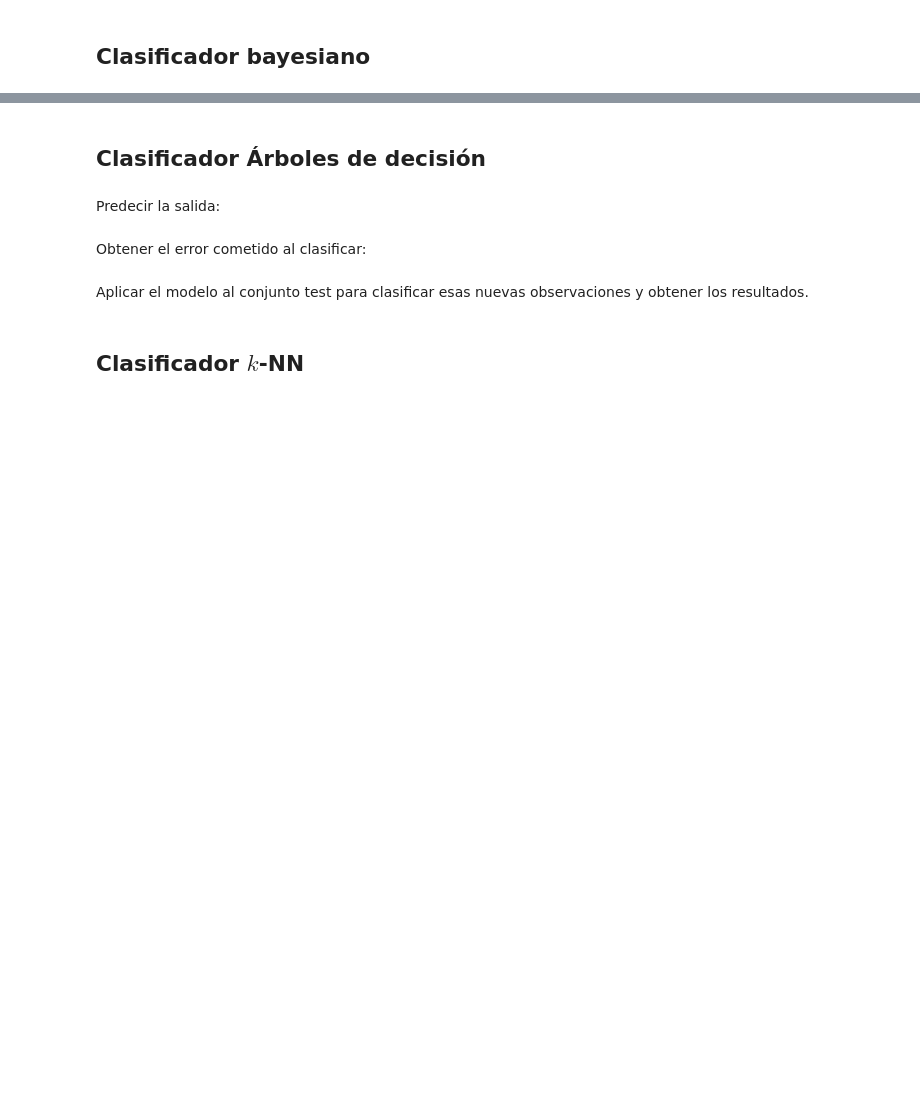
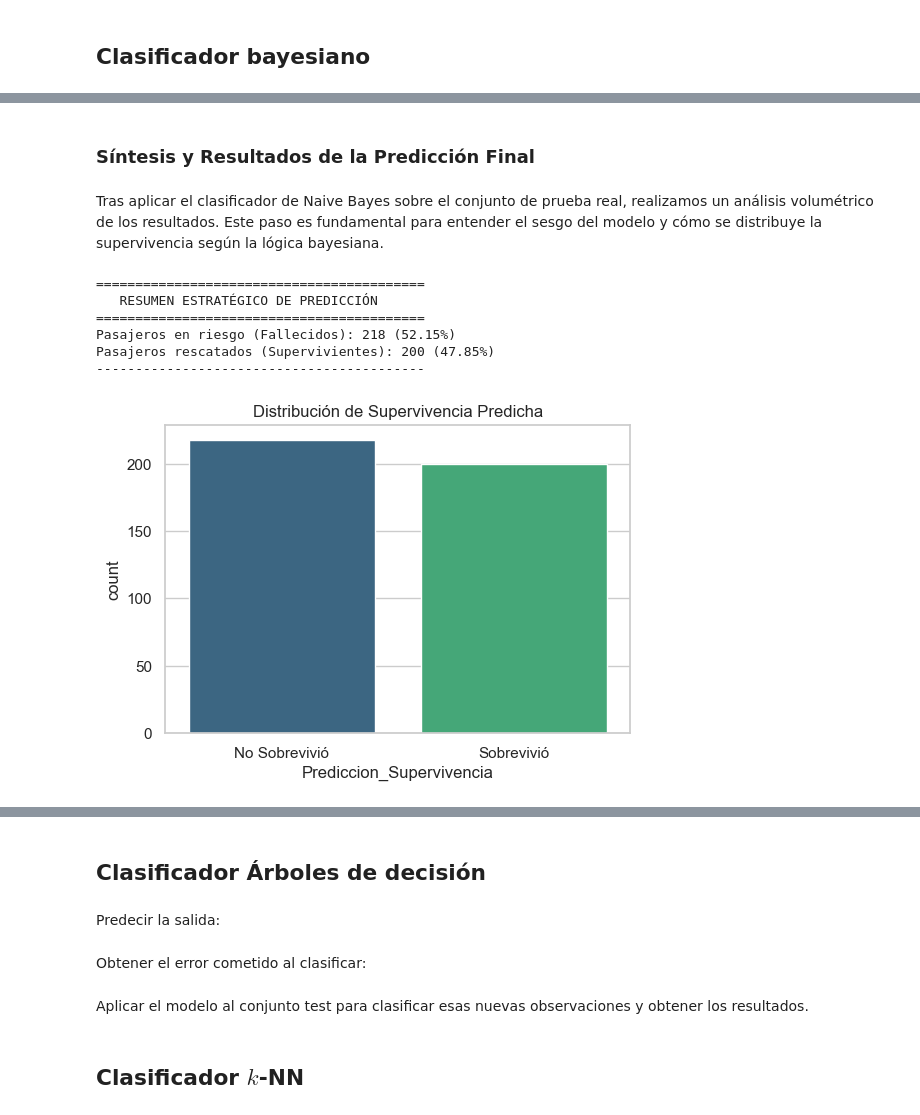
Before and after one commit to duvan1026/Titanic_Big_Data, a Jupyter notebook: ABD_CastroBautistaDuvanDario.ipynb, the cells around one changed output, grey strips where cells are left out. Saved outputs shown, nothing was run; the diff lists cells and outputs as text; code cells hidden in the pictures; blank space fills up the shorter version.

```diff
--- a/ABD_CastroBautistaDuvanDario.ipynb
+++ b/ABD_CastroBautistaDuvanDario.ipynb
@@ -2028,0 +2097,22 @@ Aplicar el modelo al conjunto test para clasificar esas nuevas observaciones y o
+# %%
+# 1. Realizar la predicción de supervivencia (0 = No sobrevivió, 1 = Sobrevivió)
+predicciones_finales = nb_model.predict(titanicRealTst)
+
+# 2. Crear un DataFrame para consolidar y visualizar los resultados finales
+df_predicciones = titanicRealTst.copy()
+
+# 3. Revertir el escalado para que la interpretación humana sea posible
+# Usamos las columnas numéricas y el scaler definido previamente
+df_predicciones[num_cols] = scaler.inverse_transform(titanicRealTst[num_cols])
+
+# 4. Agregar las predicciones al DataFrame
+df_predicciones['Prediccion_Supervivencia'] = predicciones_finales
+
+# 5. Agregar el nombre del cluster que asignamos en la fase anterior
+# para ver la relación entre el grupo social y la supervivencia predicha
+df_predicciones['Perfil_Socioeconomico'] = clusters_test
+df_predicciones['Perfil_Socioeconomico'] = df_predicciones['Perfil_Socioeconomico'].map(mapeo_nombres)
+
+# 6. Mostrar una muestra de los resultados
+print("Muestra de Predicciones de Supervivencia (Naive Bayes):")
+display(df_predicciones[['pclass', 'sex', 'age', 'Perfil_Socioeconomico', 'Prediccion_Supervivencia']].head(20))
@@ -2028,0 +2138,31 @@ Aplicar el modelo al conjunto test para clasificar esas nuevas observaciones y o
+# %% [markdown]
+### Síntesis y Resultados de la Predicción Final
+# %% [markdown]
+Tras aplicar el clasificador de Naive Bayes sobre el conjunto de prueba real, realizamos un análisis volumétrico de los resultados. Este paso es fundamental para entender el sesgo del modelo y cómo se distribuye la supervivencia según la lógica bayesiana.
+# %%
+# Cálculo de frecuencias de supervivencia
+conteo_vida = df_predicciones['Prediccion_Supervivencia'].value_counts()
+porcentaje_vida = df_predicciones['Prediccion_Supervivencia'].value_counts(normalize=True) * 100
+
+print("==========================================")
+print("   RESUMEN ESTRATÉGICO DE PREDICCIÓN      ")
+print("==========================================")
+print(f"Pasajeros en riesgo (Fallecidos): {conteo_vida[0]} ({porcentaje_vida[0]:.2f}%)")
+print(f"Pasajeros rescatados (Supervivientes): {conteo_vida[1]} ({porcentaje_vida[1]:.2f}%)")
+print("------------------------------------------")
+
+# Visualización rápida de la distribución
+import seaborn as sns
+plt.figure(figsize=(6, 4))
+sns.countplot(x='Prediccion_Supervivencia', data=df_predicciones, palette='viridis')
+plt.title('Distribución de Supervivencia Predicha')
+plt.xticks([0, 1], ['No Sobrevivió', 'Sobrevivió'])
+plt.show()
+# %% [output]
+==========================================
+   RESUMEN ESTRATÉGICO DE PREDICCIÓN
+==========================================
+Pasajeros en riesgo (Fallecidos): 218 (52.15%)
+Pasajeros rescatados (Supervivientes): 200 (47.85%)
+------------------------------------------
+[figure, added]
```
Also changed, not shown: parts of 18 cells of this notebook.
